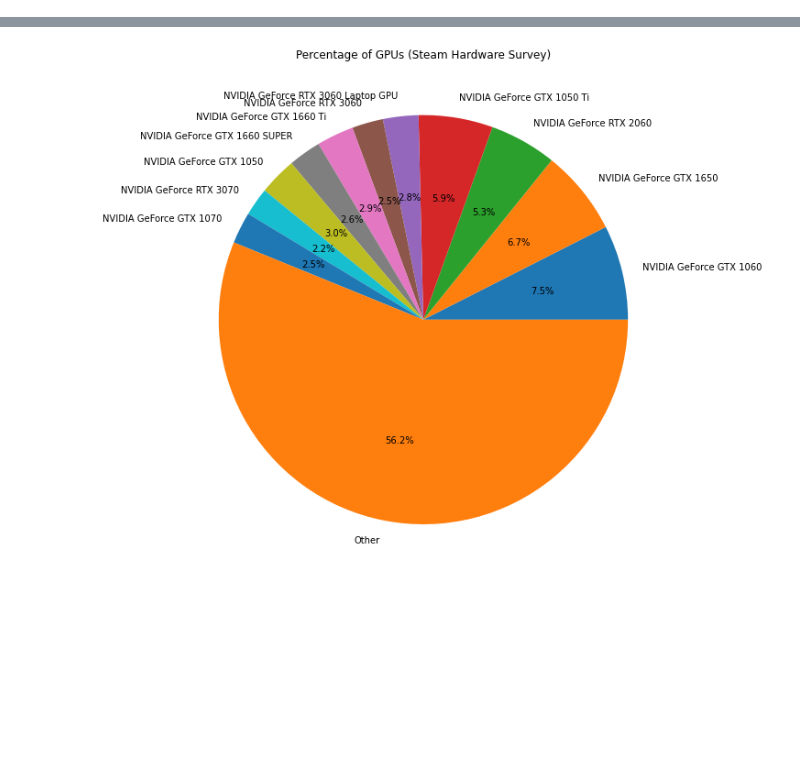
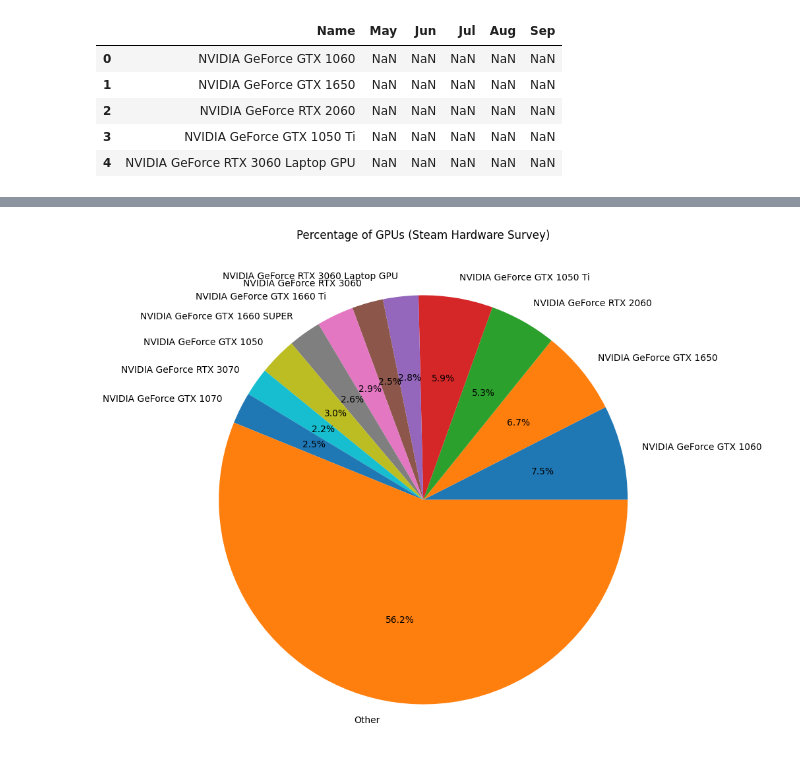
Before and after one commit to gbstorey/dat301proj2, a Jupyter notebook: gsproject2.ipynb, the cells around one changed output, grey strips where cells are left out. Cells and saved outputs as stored; diff of their text form; code cells hidden in the pictures; blank space fills up the shorter version.

```diff
--- a/gsproject2.ipynb
+++ b/gsproject2.ipynb
@@ -10,31 +28,28 @@ GPU_ENDPOINT = 'https://store.steampowered.com/hwsurvey/videocard/'
 response = requests.get(GPU_ENDPOINT)
 soup = BeautifulSoup(response.content,'html.parser')
 # %%
+#Create a dataframe that mimics the Steam Hardware website.
+# First we get all GPU names in the "All Video Cards" section.
+
 column_names = ["Name", "May", "Jun", "Jul", "Aug", "Sep"]
 df = pd.DataFrame(columns=column_names)
 
 all_gpu_div = soup.select(".substats_col_left.col_header")[1]
 
 for item in all_gpu_div.next_elements:
     if item.name == "span" and "%" not in item.get_text():
         text = item.get_text()
-        df = df.append({"Name": text}, ignore_index=True)
+        # df = df.append({"Name": text}, ignore_index=True)
+        df = pd.concat([df, pd.DataFrame([{"Name": text}])], ignore_index=True)
     elif item.name == "div":
         if item.get_text() == "Other":
             break
 
-def populate_col(elements, offset, month):
-    if offset == 4:
-        stagger = 1
-        begin=1
-        shift=1
-    else:
-        stagger = 4
-        begin=offset
-        shift=4
-    for n in range(begin, len(df)*stagger+4, stagger):
-        try:
-            num = float(elements[n].get_text().removesuffix("%"))
-        except:
-            num = 0.00
-        df[f"{month}"][int(((n-shift))/stagger)] = num
+display(df.head())
+# %% [output]
+|  | Name | May | Jun | Jul | Aug | Sep |
+| 0 | NVIDIA GeForce GTX 1060 | NaN | NaN | NaN | NaN | NaN |
+| 1 | NVIDIA GeForce GTX 1650 | NaN | NaN | NaN | NaN | NaN |
+| 2 | NVIDIA GeForce RTX 2060 | NaN | NaN | NaN | NaN | NaN |
+| 3 | NVIDIA GeForce GTX 1050 Ti | NaN | NaN | NaN | NaN | NaN |
+| 4 | NVIDIA GeForce RTX 3060 Laptop GPU | NaN | NaN | NaN | NaN | NaN |
```
Also changed, not shown: parts of 14 cells of this notebook.
